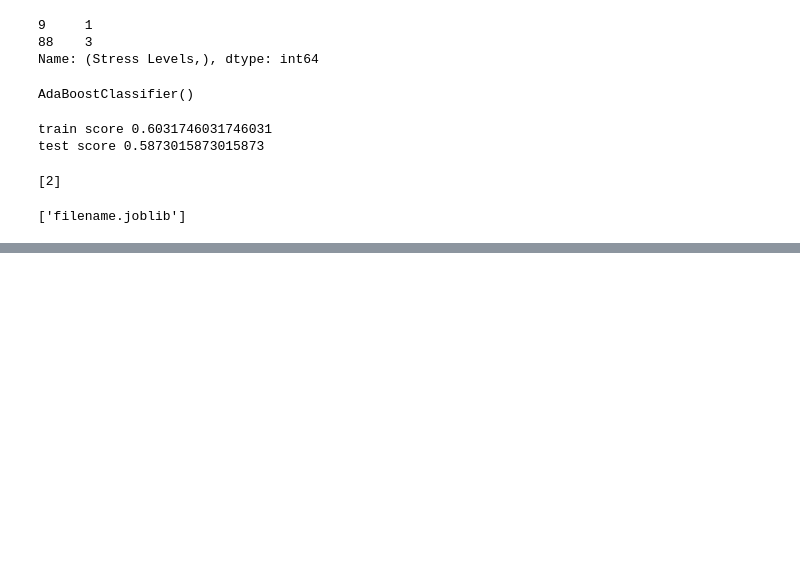
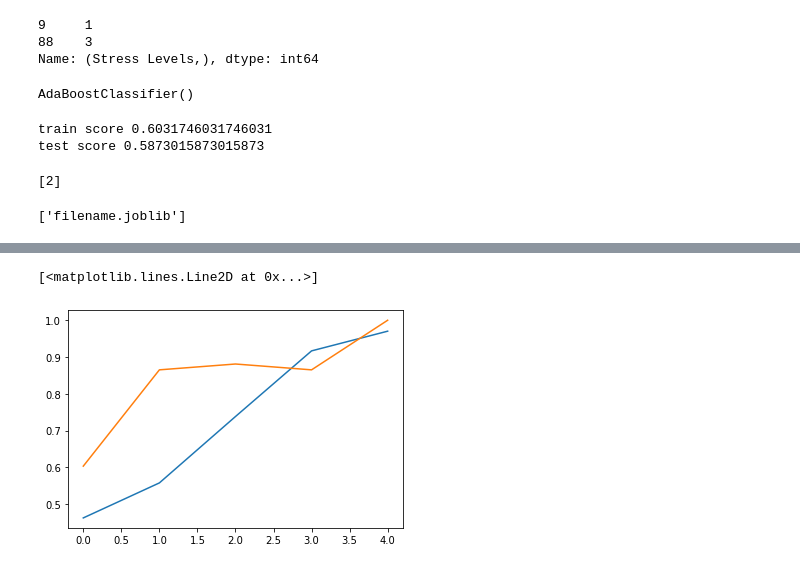
Before and after one commit to deepgohil/Pythonproject, a Jupyter notebook: human-stress-detection.ipynb, the cells around one changed output, grey strips where cells are left out. Saved outputs shown, nothing was run; the diff lists cells and outputs as text; code cells hidden in the pictures; blank space fills up the shorter version.

```diff
--- a/human-stress-detection.ipynb
+++ b/human-stress-detection.ipynb
@@ -231,0 +381,6 @@ dump(model3, 'filename.joblib')
+# %%
+plt.plot(history.history["accuracy"])
+plt.plot(history.history["val_accuracy"])
+# %% [output]
+[<matplotlib.lines.Line2D at 0x...>]
+[figure, added]
```
Also changed, not shown: parts of 15 cells of this notebook.
